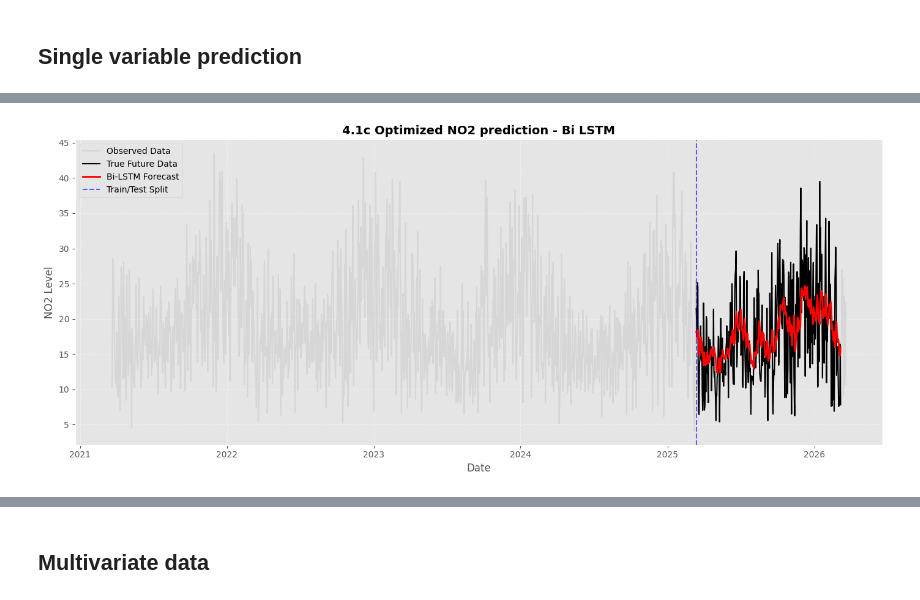
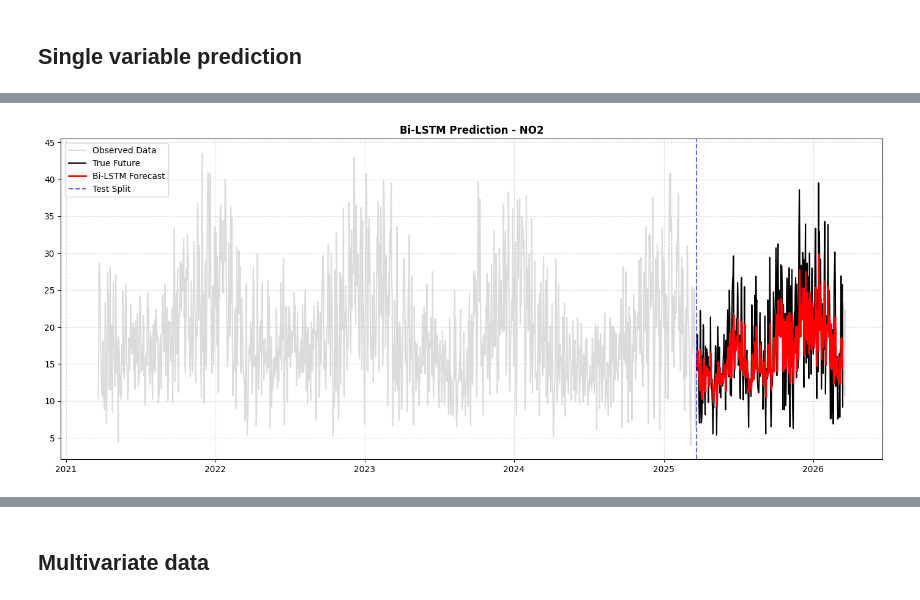
Before and after one commit to tiagoross-ops/AirTS_Forecast, a Jupyter notebook: pollution_DL_models_report.ipynb, the cells around one changed output, grey strips where cells are left out. Drawn from its saved outputs; the diff is of its cells as text; code cells hidden in the pictures.

```diff
--- a/pollution_DL_models_report.ipynb
+++ b/pollution_DL_models_report.ipynb
@@ -34,6 +32,8 @@ PROJECT_DIRECTORY = r"C:\Users\Tiago\Documents - PC\UTTOP\Enseignements\M1.2\Pro
 OUTPUT_PLOT_DIRECTORY = Path(PROJECT_DIRECTORY+r"\DL PLOTS")
 
 letters = 'abcdefghijklmn'
+STUDY_POLLUTANTS = ["NO2", "NOx", "O3", "PM10", "PM25"]
+STUDY_MODELS = ["RNN", "LSTM", "Bi-LSTM", "GRU"]
 # %%
 DATA_PERIODICITY = "daily"
 
@@ -146,89 +157,9 @@ optuna-dashboard sqlite:///outputs/optuna_db/hyperparameter_studies.db
 # %%
 pollutants = ["NO2", "NOx", "O3", "PM10", "PM25"]
-rnn_results, lstm_results, bi_lstm_results, gru_results = {}, {}, {}, {}
 
-sv.config.LOOK_BACK = 14
-sv.config.HORIZON = 14
-sv.config.BATCH_SIZE = 32
-sv.config.EPOCHS = 70
-sv.config.LEARNING_RATE = 0.001
-sv.config.PATIENCE = 50
-sv.config.HIDDEN_DIM = 256
-sv.config.NUM_LAYERS = 2
-sv.config.TEST_FRACTION = 0.2
-
-for idx, pollutant in enumerate(pollutants):
-    if pollutant not in df_daily.columns:
-        print(f"[!] Skipping {pollutant}: Not found in dataset.")
-        continue
-
-    print(f"\n{'=' * 70}\nPOLLUTANT: {pollutant}\n{'=' * 70}")
-
-    train_loader, test_loader, scaler, y_test_orig = sv.prepare_data(df_daily, pollutant, test_fraction=sv.config.TEST_FRACTION)
-    print(f" Train samples (80%): {len(train_loader.dataset)}")
-    print(f" Test samples (20%): {len(test_loader.dataset)}")
-
-    #- RNN
-    title_RNN = f"4.{idx+1}{letters[0]} Optimized {pollutant} prediction - RNN"
-    rnn_model = sv.RNNModel(input_dim=1, hidden_dim=sv.config.HIDDEN_DIM, output_dim=sv.config.HORIZON, num_layers=sv.config.NUM_LAYERS)
-    rnn_model, _, _ = sv.train_model(rnn_model, train_loader, test_loader, model_name=f"RNN ({pollutant})")
-    rnn_metrics, _ = sv.evaluate_model(rnn_model, test_loader, scaler, y_test_orig)
-    rnn_results[pollutant] = rnn_metrics
-    print(
-        f" RNN Metrics: RMSE={rnn_metrics['RMSE']:.3f}, MAE={rnn_metrics['MAE']:.3f}, MAPE={rnn_metrics['MAPE']:.2f}%")
-    pred_rnn = sv.predict_and_plot_series(rnn_model,
-                                       df_daily, pollutant,
-                                       test_loader, scaler,
-                                       title=title_RNN,
-                                       save_directory=str(OUTPUT_PLOT_DIRECTORY),
-                                       model_name="RNN")
-    #plt.show()
-
-    #- LSTM
-    title_LSTM = f"4.{idx+1}{letters[1]} Optimized {pollutant} prediction - LSTM"
-    lstm_model = sv.LSTMModel(input_dim=1, hidden_dim=sv.config.HIDDEN_DIM, output_dim=sv.config.HORIZON, num_layers=sv.config.NUM_LAYERS)
-    lstm_model, _, _ = sv.train_model(lstm_model, train_loader, test_loader, model_name=f"LSTM ({pollutant})")
-    lstm_metrics, _ = sv.evaluate_model(lstm_model, test_loader, scaler, y_test_orig)
-    lstm_results[pollutant] = lstm_metrics
-    print(
-        f" LSTM Metrics: RMSE={lstm_metrics['RMSE']:.3f}, MAE={lstm_metrics['MAE']:.3f}, MAPE={lstm_metrics['MAPE']:.2f}%")
-    pred_lstm = sv.predict_and_plot_series(lstm_model,
-                                        df_daily, pollutant,
-                                        test_loader, scaler,
-                                       title=title_LSTM,
-                                       save_directory=str(OUTPUT_PLOT_DIRECTORY),
-                                        model_name="LSTM")
-    #plt.show()
-
-    #- Bi-LSTM
-    title_bi_lstm = f"4.{idx+1}{letters[2]} Optimized {pollutant} prediction - Bi LSTM"
-    bi_lstm_model = sv.BiLSTMModel(input_dim=1, hidden_dim=sv.config.HIDDEN_DIM, output_dim=sv.config.HORIZON, num_layers=sv.config.NUM_LAYERS)
-    bi_lstm_model, _, _ = sv.train_model(bi_lstm_model, train_loader, test_loader, model_name=f"Bi-LSTM ({pollutant})")
-    bi_lstm_metrics, _ = sv.evaluate_model(bi_lstm_model, test_loader, scaler, y_test_orig)
-    bi_lstm_results[pollutant] = bi_lstm_metrics
-    print(
-        f"Bi-LSTM Metrics: RMSE={bi_lstm_metrics['RMSE']:.3f}, MAE={bi_lstm_metrics['MAE']:.3f},"
-        f"MAPE={bi_lstm_metrics['MAPE']:.2f}%")
-    pred_bi_lstm = sv.predict_and_plot_series(bi_lstm_model,
-                                           df_daily, pollutant,
-                                           test_loader, scaler,
-                                              title=title_bi_lstm,
-                                              save_directory=str(OUTPUT_PLOT_DIRECTORY),
-                                           model_name="Bi-LSTM")
-    #plt.show()
-
-    #- GRU
-    title_GRU = f"4.{idx+1}{letters[3]} Optimized {pollutant} prediction - GRU"
-    gru_model = sv.LSTMModel(input_dim=1, hidden_dim=sv.config.HIDDEN_DIM, output_dim=sv.config.HORIZON, num_layers=sv.config.NUM_LAYERS)
-    gru_model, _, _ = sv.train_model(gru_model, train_loader, test_loader, model_name=f"GRU ({pollutant})")
-    gru_metrics, _ = sv.evaluate_model(gru_model, test_loader, scaler, y_test_orig)
-    gru_results[pollutant] = gru_metrics
-    print(
-        f" GRU Metrics: RMSE={gru_metrics['RMSE']:.3f}, MAE={gru_metrics['MAE']:.3f}, MAPE={gru_metrics['MAPE']:.2f}%")
-    pred_gru = sv.predict_and_plot_series(gru_model,
-                                       df_daily, pollutant,
-                                       test_loader, scaler,
-                                          title=title_GRU,
-                                          save_directory=str(OUTPUT_PLOT_DIRECTORY),
-                                       model_name="GRU")
+master_results = sv.model_looping(
+    df_daily=df_daily,
+    pollutants=tuple(STUDY_POLLUTANTS),
+    optimized=True
+)
 # %% [output]
@@ -254 +187 @@ Training RNN (NO2)...
-[figure, old version]
+[figure, new version]
```
Also changed, not shown: parts of 14 cells of this notebook, 4 other files.
